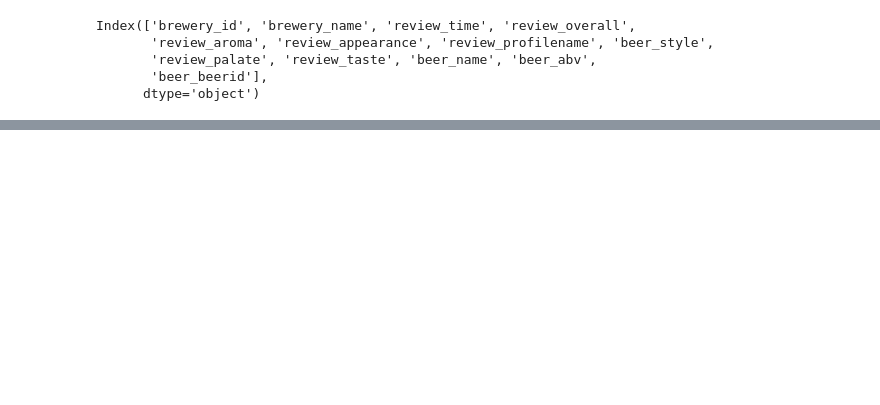
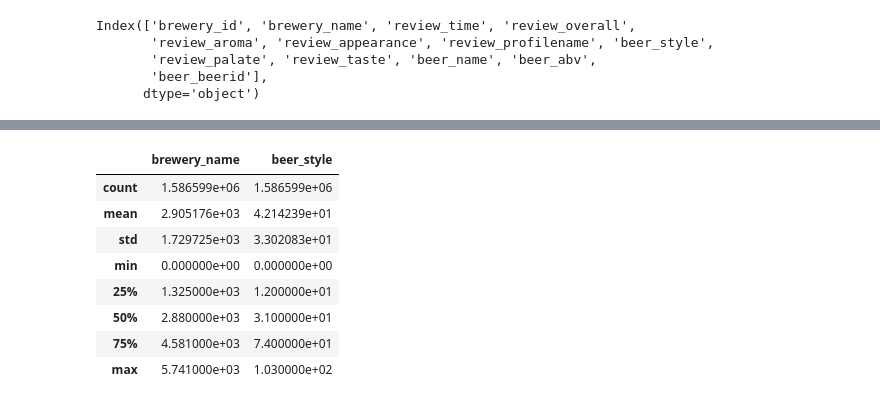
Before and after one commit to Reasmey/adsi_beer_app, a Jupyter notebook: notebooks/Data_cleaning.ipynb, the cells around one changed output, grey strips where cells are left out. Saved outputs shown, nothing was run; the diff lists cells and outputs as text; code cells hidden in the pictures; blank space fills up the shorter version.

```diff
--- a/notebooks/Data_cleaning.ipynb
+++ b/notebooks/Data_cleaning.ipynb
@@ -257,2 +277,0 @@ memory usage: 84.7+ MB
-# %%
-target = df_cleaned.pop('beer_style')
@@ -259,2 +290,5 @@ target = df_cleaned.pop('beer_style')
+# %%
+# instantiate label encoder
+LE = LabelEncoder()
 # %%
-cat_cols = ['brewery_name','beer_name']
+cat_cols = ['brewery_name','beer_style']
@@ -260,0 +316,12 @@ cat_cols = ['brewery_name','beer_name']
+# %%
+df_cleaned[['brewery_name','beer_style']].describe()
+# %% [output]
+|  | brewery_name | beer_style |
+| count | 1.586599e+06 | 1.586599e+06 |
+| mean | 2.905176e+03 | 4.214239e+01 |
+| std | 1.729725e+03 | 3.302083e+01 |
+| min | 0.000000e+00 | 0.000000e+00 |
+| 25% | 1.325000e+03 | 1.200000e+01 |
+| 50% | 2.880000e+03 | 3.100000e+01 |
+| 75% | 4.581000e+03 | 7.400000e+01 |
+| max | 5.741000e+03 | 1.030000e+02 |
```
Also changed, not shown: parts of 42 cells of this notebook, 9 other files.
